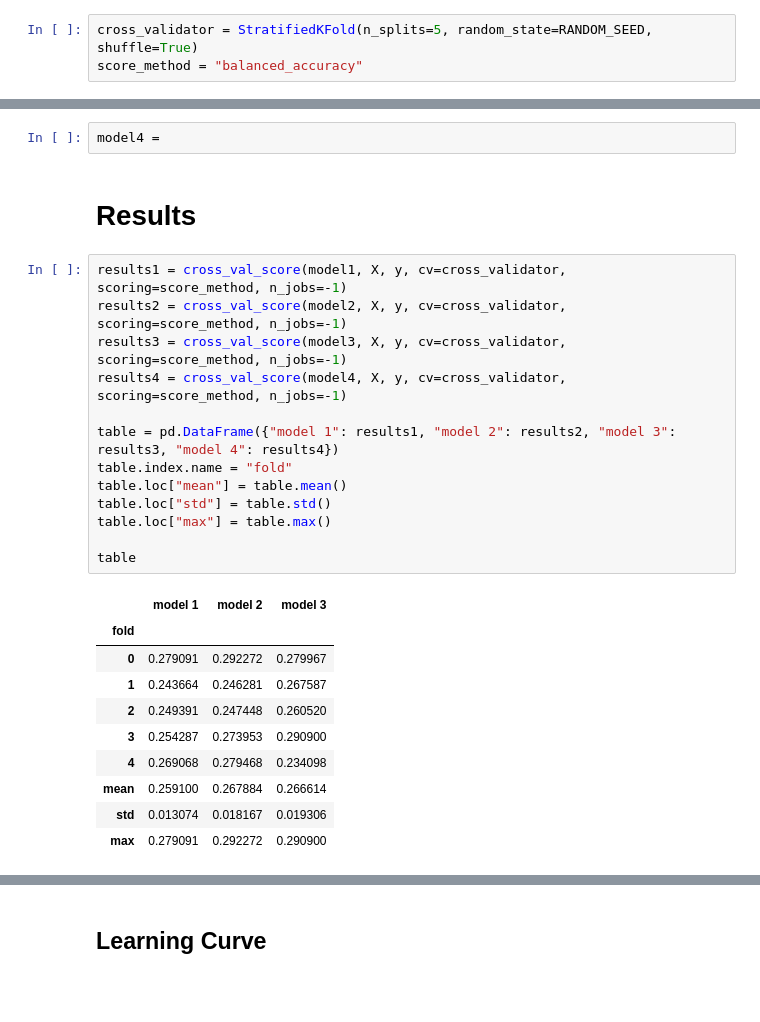
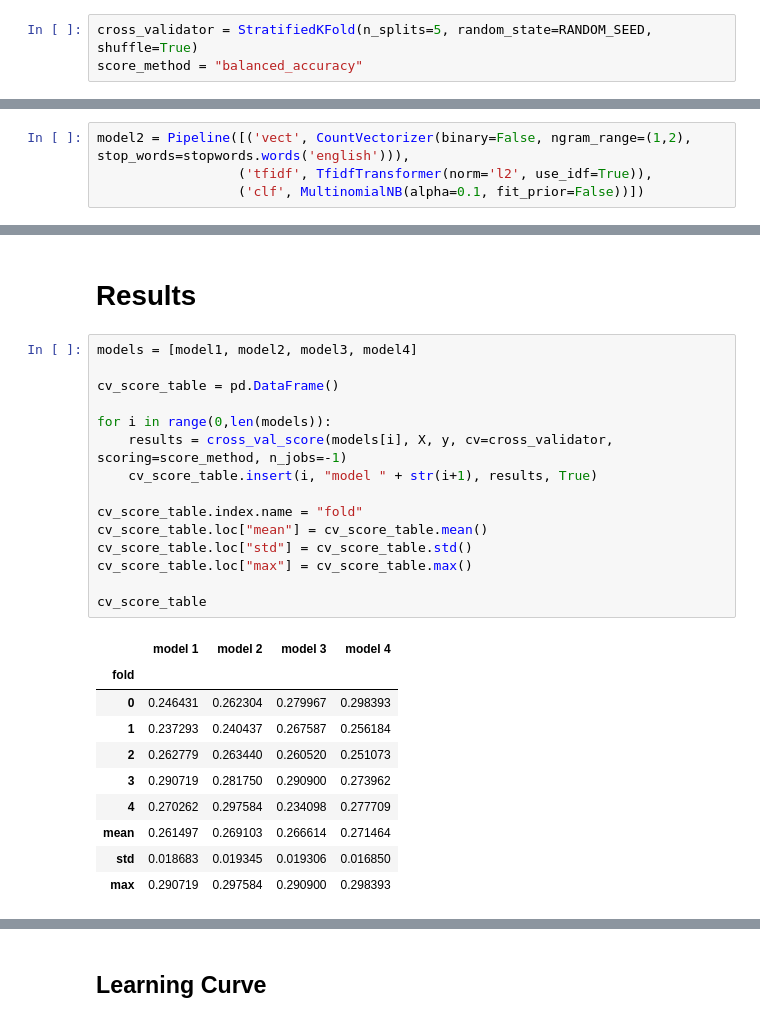
Before and after one commit to prestondunton/marvel-dialogue-nlp, a Jupyter notebook: Naive Bayes.ipynb, the cells around one changed output, grey strips where cells are left out. Saved outputs shown, nothing was run; the diff lists cells and outputs as text; blank space fills up the shorter version.

```diff
--- a/Naive Bayes.ipynb
+++ b/Naive Bayes.ipynb
@@ -141,0 +181,4 @@ Fitting 5 folds for each of 2304 candidates, totalling 11520 fits
+# %%
+model2 = Pipeline([('vect', CountVectorizer(binary=False, ngram_range=(1,2), stop_words=stopwords.words('english'))),
+                  ('tfidf', TfidfTransformer(norm='l2', use_idf=True)),
+                  ('clf', MultinomialNB(alpha=0.1, fit_prior=False))])
@@ -222,29 +252,29 @@ KeyboardInterrupt:
-# %%
-model4 =
 # %% [markdown]
 # Results
-# %%
-results1 = cross_val_score(model1, X, y, cv=cross_validator, scoring=score_method, n_jobs=-1)
-results2 = cross_val_score(model2, X, y, cv=cross_validator, scoring=score_method, n_jobs=-1)
-results3 = cross_val_score(model3, X, y, cv=cross_validator, scoring=score_method, n_jobs=-1)
-results4 = cross_val_score(model4, X, y, cv=cross_validator, scoring=score_method, n_jobs=-1)
-
-table = pd.DataFrame({"model 1": results1, "model 2": results2, "model 3": results3, "model 4": results4})
-table.index.name = "fold"
-table.loc["mean"] = table.mean()
-table.loc["std"] = table.std()
-table.loc["max"] = table.max()
-
-table
-# %% [output]
-|  | model 1 | model 2 | model 3 |
-| fold |  |  |  |
-| 0 | 0.279091 | 0.292272 | 0.279967 |
-| 1 | 0.243664 | 0.246281 | 0.267587 |
-| 2 | 0.249391 | 0.247448 | 0.260520 |
-| 3 | 0.254287 | 0.273953 | 0.290900 |
-| 4 | 0.269068 | 0.279468 | 0.234098 |
-| mean | 0.259100 | 0.267884 | 0.266614 |
-| std | 0.013074 | 0.018167 | 0.019306 |
-| max | 0.279091 | 0.292272 | 0.290900 |
+# %%
+models = [model1, model2, model3, model4]
+
+cv_score_table = pd.DataFrame()
+
+for i in range(0,len(models)):
+    results = cross_val_score(models[i], X, y, cv=cross_validator, scoring=score_method, n_jobs=-1)
+    cv_score_table.insert(i, "model " + str(i+1), results, True)
+
+cv_score_table.index.name = "fold"
+cv_score_table.loc["mean"] = cv_score_table.mean()
+cv_score_table.loc["std"] = cv_score_table.std()
+cv_score_table.loc["max"] = cv_score_table.max()
+
+cv_score_table
+# %% [output]
+|  | model 1 | model 2 | model 3 | model 4 |
+| fold |  |  |  |  |
+| 0 | 0.246431 | 0.262304 | 0.279967 | 0.298393 |
+| 1 | 0.237293 | 0.240437 | 0.267587 | 0.256184 |
+| 2 | 0.262779 | 0.263440 | 0.260520 | 0.251073 |
+| 3 | 0.290719 | 0.281750 | 0.290900 | 0.273962 |
+| 4 | 0.270262 | 0.297584 | 0.234098 | 0.277709 |
+| mean | 0.261497 | 0.269103 | 0.266614 | 0.271464 |
+| std | 0.018683 | 0.019345 | 0.019306 | 0.016850 |
+| max | 0.290719 | 0.297584 | 0.290900 | 0.298393 |
 # %% [markdown]
```
Also changed, not shown: parts of 33 cells of this notebook, 2 other files.
